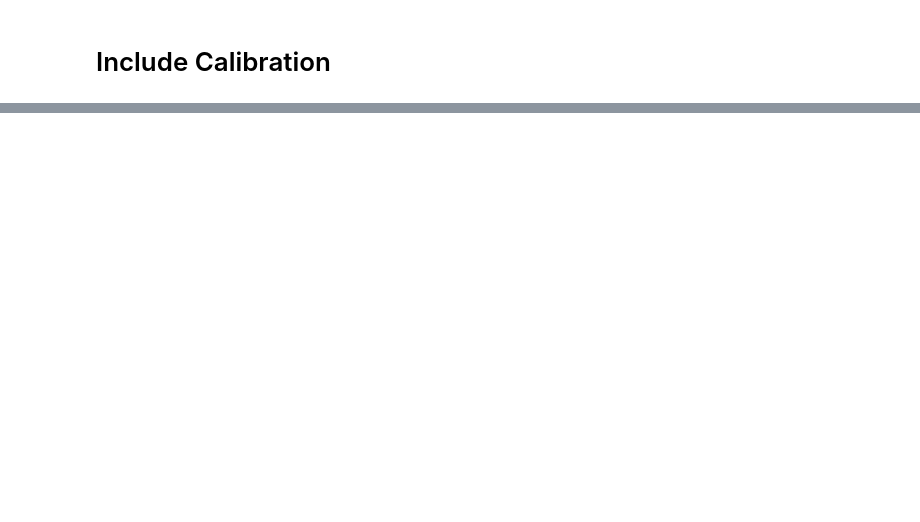
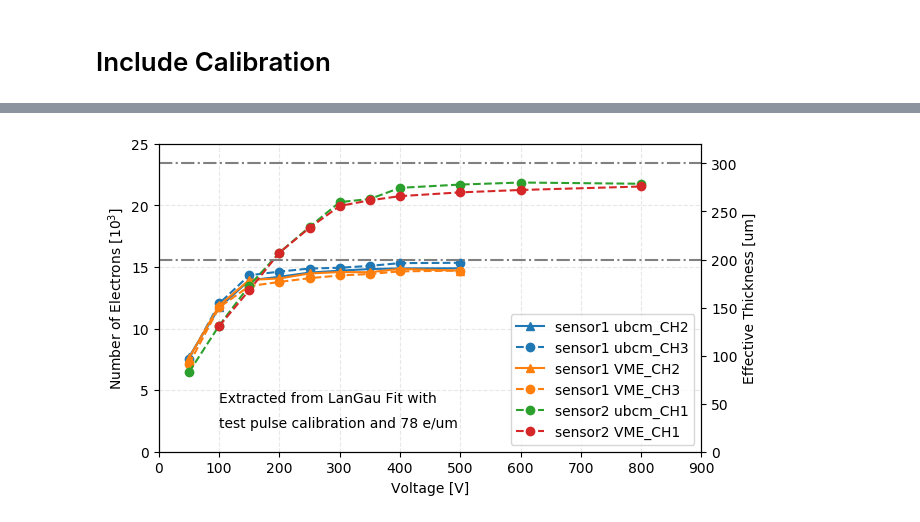
Before and after one commit to ZihengChen/BCM1F_TB_SensorAnalysis, a Jupyter notebook: notebooks/HVAnalysis.ipynb, the cells around one changed output, grey strips where cells are left out. Drawn from its saved outputs; the diff is of its cells as text; code cells hidden in the pictures; blank space fills up the shorter version.

```diff
--- a/notebooks/HVAnalysis.ipynb
+++ b/notebooks/HVAnalysis.ipynb
@@ -165,0 +83,35 @@ plt.savefig("../plots/voltageScan_thickness.png",dpi=300)
+# %%
+calibration = pd.read_pickle("../data/calibration.pkl")
+eleDensity = 78
+
+# make plot
+fig, ax1 = plt.subplots(facecolor='w',figsize=(7,4))
+sensor,vPrefix = "sensor1","argmax_"
+df = pd.read_pickle("../data/HVScanAnalysis/result_of_fit_{}.pkl".format(sensor))
+for v in ["ubcm_CH2","ubcm_CH3","VME_CH2","VME_CH3"]:
+    k = abs(calibration[v][0]/1000)
+    ax1.plot(df["u"], k*df[vPrefix+v], plotConfig[v][1], color=plotConfig[v][0], label=sensor + " " + v)
+
+sensor,vPrefix = "sensor2","argmax_"
+df = pd.read_pickle("../data/HVScanAnalysis/result_of_fit_{}.pkl".format(sensor))
+for v in ["ubcm_CH1","VME_CH1"]:
+    k = abs(calibration[v][0]/1000)
+    ax1.plot(df["u"], k*df[vPrefix+v], plotConfig[v][1], color=plotConfig[v][0], label=sensor + " " + v)
+
+# plot setting
+ax1.set_xlim(0,900)
+ax1.set_ylim(0,25)
+ax1.legend(loc="lower right")
+ax1.grid(linestyle='--',alpha=0.3)
+ax1.set_ylabel(r"Number of Electrons [$10^3$]")
+ax1.set_xlabel("Voltage [V]")
+ax1.text(100,4,"Extracted from LanGau Fit with")
+ax1.text(100,2,"test pulse calibration and {} e/um".format(eleDensity))
+ax2 = ax1.twinx()
+ax2.set_ylim(0,25000/eleDensity)
+ax2.set_ylabel("Effective Thickness [um]")
+ax2.axhline(300,linestyle='-.',color='grey')
+ax2.axhline(200,linestyle='-.',color='grey')
+plt.savefig("../plots/voltageScan_thickness_adjust.png",dpi=300)
+# %% [output]
+[figure, added]
```
Also changed, not shown: parts of 7 cells of this notebook, 32 other files.
